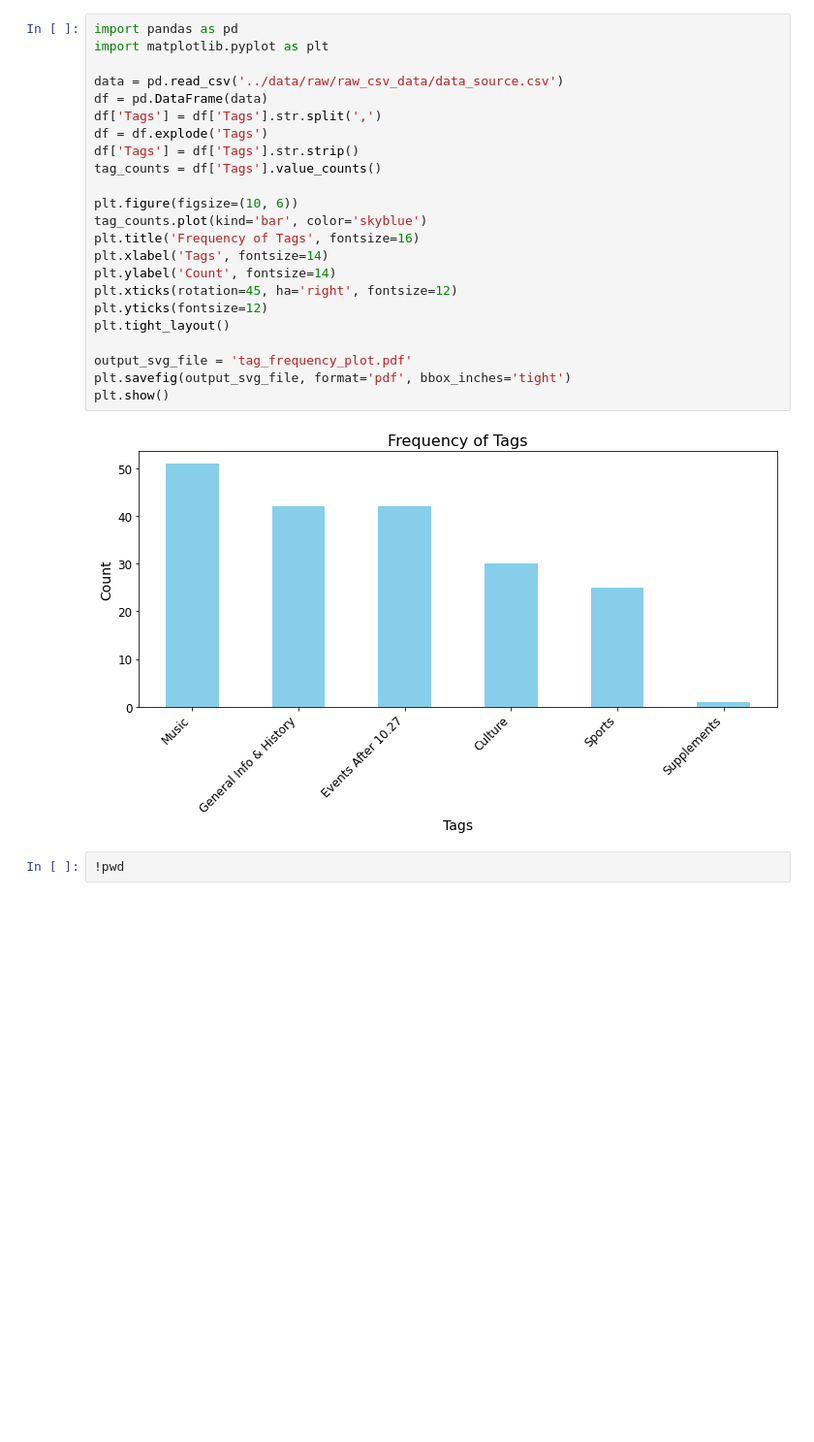
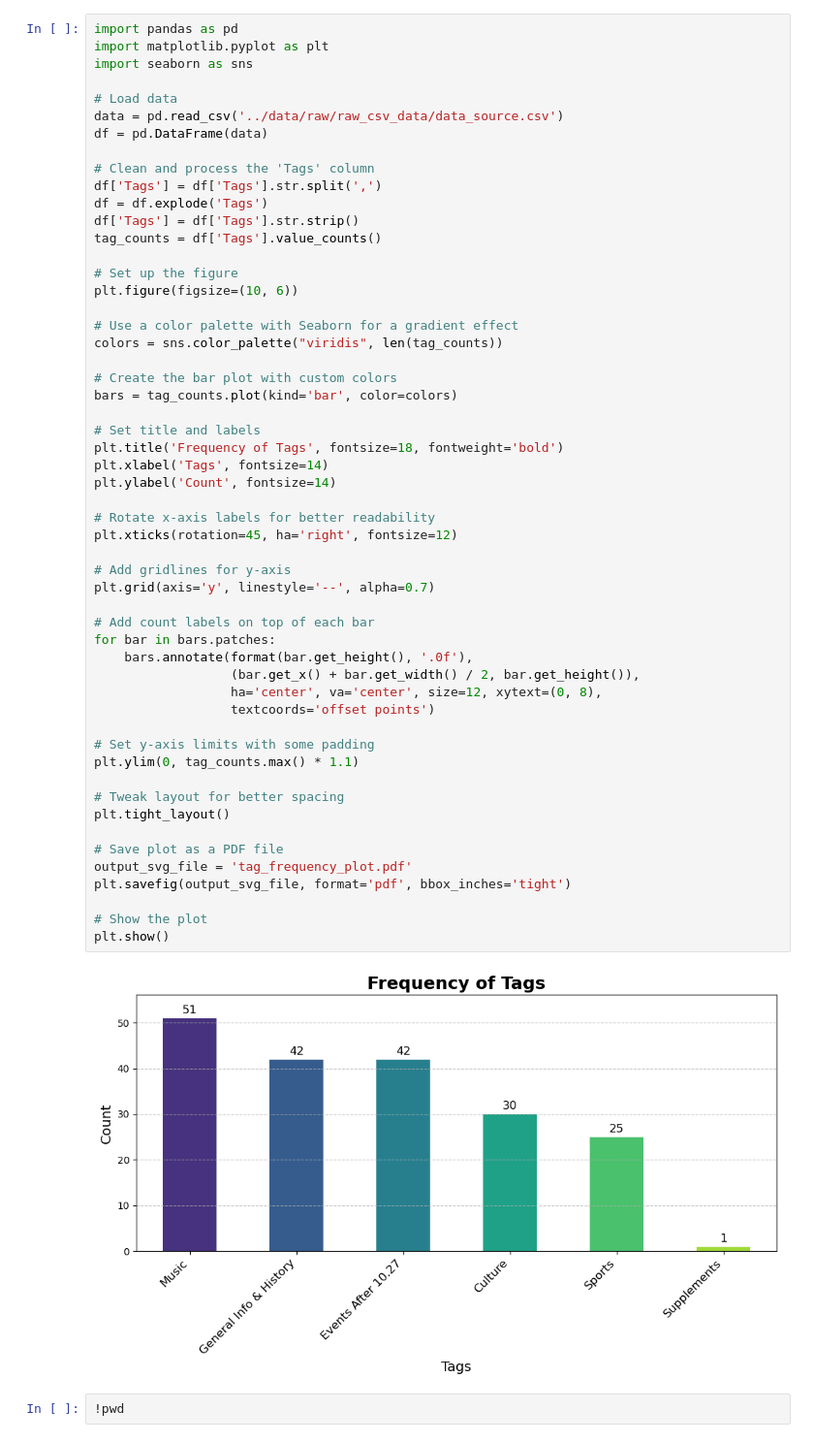
Before and after one commit to Aaalan-Zhang/nlp-from-scratch-assignment-fall2024, a Jupyter notebook: report/plotting.ipynb, the cells around one changed output. Shown: that part at 97% size. Saved outputs shown, nothing was run; the diff lists cells and outputs as text; blank space fills up the shorter version.

Commit message:
Add plots

```diff
--- a/report/plotting.ipynb
+++ b/report/plotting.ipynb
@@ -1,28 +1,59 @@
 # %%
 import pandas as pd
 import matplotlib.pyplot as plt
+import seaborn as sns
 
+# Load data
 data = pd.read_csv('../data/raw/raw_csv_data/data_source.csv')
 df = pd.DataFrame(data)
+
+# Clean and process the 'Tags' column
 df['Tags'] = df['Tags'].str.split(',')
 df = df.explode('Tags')
 df['Tags'] = df['Tags'].str.strip()
 tag_counts = df['Tags'].value_counts()
 
+# Set up the figure
 plt.figure(figsize=(10, 6))
-tag_counts.plot(kind='bar', color='skyblue')
-plt.title('Frequency of Tags', fontsize=16)
+
+# Use a color palette with Seaborn for a gradient effect
+colors = sns.color_palette("viridis", len(tag_counts))
+
+# Create the bar plot with custom colors
+bars = tag_counts.plot(kind='bar', color=colors)
+
+# Set title and labels
+plt.title('Frequency of Tags', fontsize=18, fontweight='bold')
 plt.xlabel('Tags', fontsize=14)
 plt.ylabel('Count', fontsize=14)
+
+# Rotate x-axis labels for better readability
 plt.xticks(rotation=45, ha='right', fontsize=12)
-plt.yticks(fontsize=12)
+
+# Add gridlines for y-axis
+plt.grid(axis='y', linestyle='--', alpha=0.7)
+
+# Add count labels on top of each bar
+for bar in bars.patches:
+    bars.annotate(format(bar.get_height(), '.0f'),
+                  (bar.get_x() + bar.get_width() / 2, bar.get_height()),
+                  ha='center', va='center', size=12, xytext=(0, 8),
+                  textcoords='offset points')
+
+# Set y-axis limits with some padding
+plt.ylim(0, tag_counts.max() * 1.1)
+
+# Tweak layout for better spacing
 plt.tight_layout()
 
+# Save plot as a PDF file
 output_svg_file = 'tag_frequency_plot.pdf'
 plt.savefig(output_svg_file, format='pdf', bbox_inches='tight')
+
+# Show the plot
 plt.show()
 # %% [output]
-[figure, old version]
+[figure, new version]
 # %%
 !pwd
 # %% [output]
```
Also changed, not shown: 11 other files.
